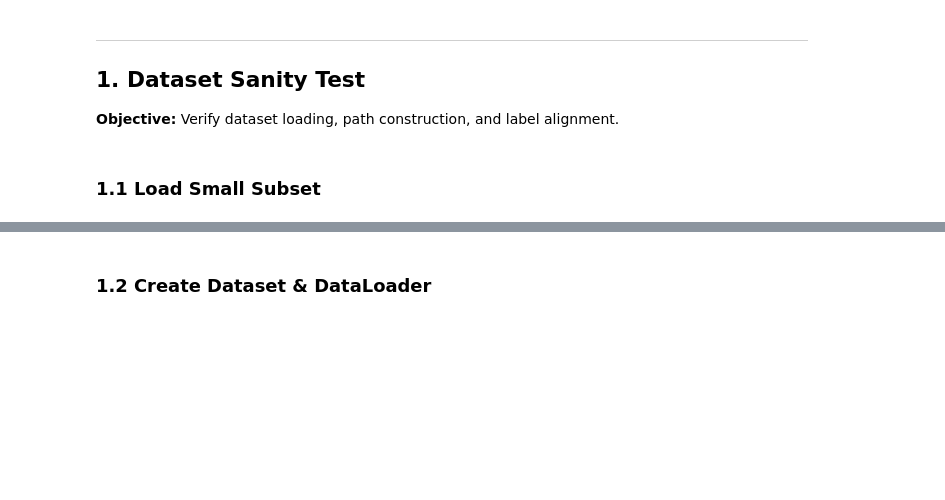
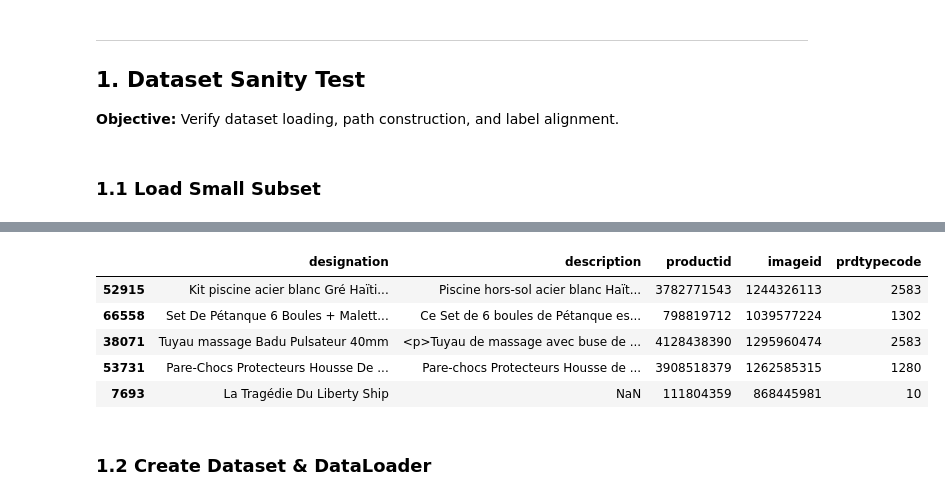
Before and after one commit to ByteVoyageur/ml_rakuten, a Jupyter notebook: notebooks/image/01_sanity_check_rakuten_image.ipynb, the cells around one changed output, grey strips where cells are left out. Saved outputs shown, nothing was run; the diff lists cells and outputs as text; code cells hidden in the pictures; blank space fills up the shorter version.

```diff
--- a/notebooks/image/01_sanity_check_rakuten_image.ipynb
+++ b/notebooks/image/01_sanity_check_rakuten_image.ipynb
@@ -97,3 +68,16 @@ First few rows:
+# %%
+X_train, X_test, y_train, y_test = split_data()
+
+df_test = pd.merge(X_test, y_test, left_index=True, right_index=True)
+
+df_test.head()
+# %% [output]
+|  | designation | description | productid | imageid | prdtypecode |
+| 52915 | Kit piscine acier blanc Gré Haïti... | Piscine hors-sol acier blanc Haït... | 3782771543 | 1244326113 | 2583 |
+| 66558 | Set De Pétanque 6 Boules + Malett... | Ce Set de 6 boules de Pétanque es... | 798819712 | 1039577224 | 1302 |
+| 38071 | Tuyau massage Badu Pulsateur 40mm | <p>Tuyau de massage avec buse de ... | 4128438390 | 1295960474 | 2583 |
+| 53731 | Pare-Chocs Protecteurs Housse De ... | Pare-chocs Protecteurs Housse de ... | 3908518379 | 1262585315 | 1280 |
+| 7693 | La Tragédie Du Liberty Ship | NaN | 111804359 | 868445981 | 10 |
 # %% [markdown]
 ### 1.2 Create Dataset & DataLoader
 # %%
```
Also changed, not shown: parts of 6 cells of this notebook, 1 other file.
